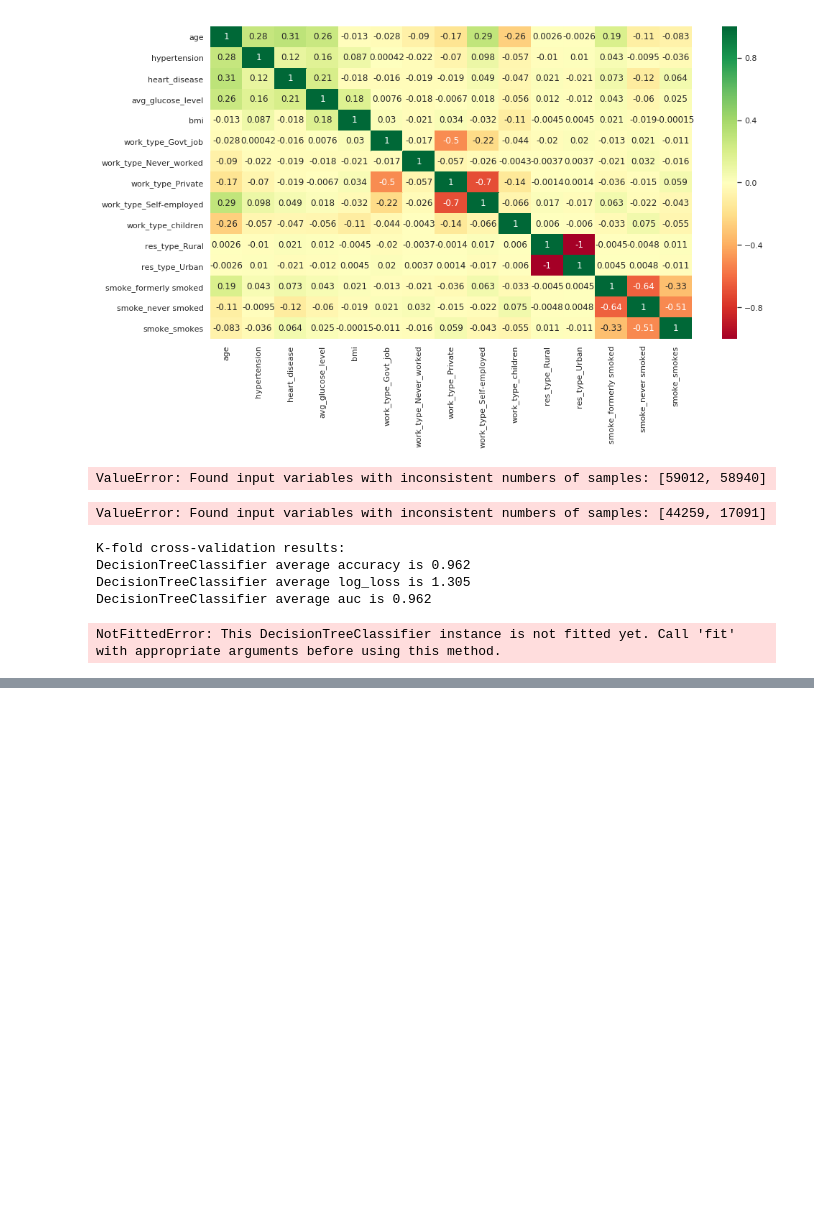
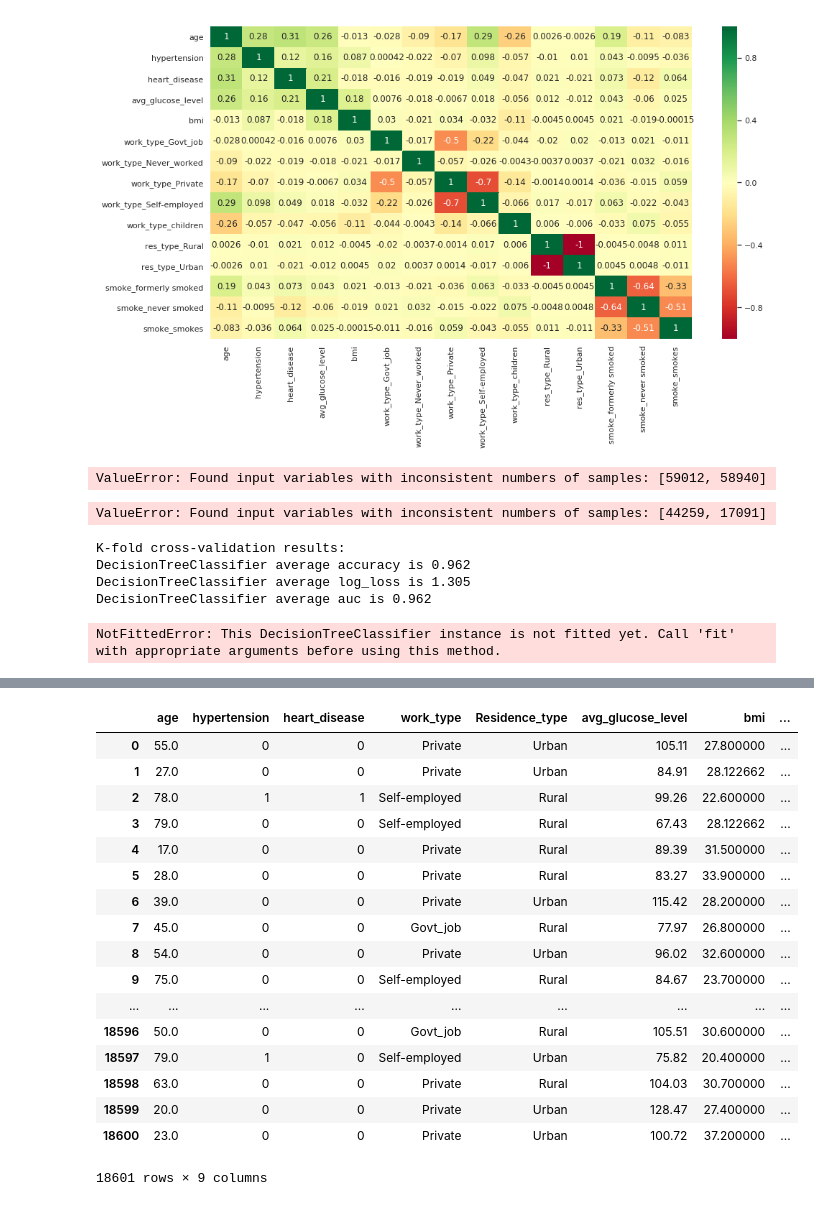
Before and after one commit to nCheck/eyantra-stroke, a Jupyter notebook: demographic-ml/stroke-all-classifier-Copy1.ipynb, the cells around one changed output, grey strips where cells are left out. Saved outputs shown, nothing was run; the diff lists cells and outputs as text; code cells hidden in the pictures; blank space fills up the shorter version.

```diff
--- a/demographic-ml/stroke-all-classifier-Copy1.ipynb
+++ b/demographic-ml/stroke-all-classifier-Copy1.ipynb
@@ -10,8 +10,8 @@ import seaborn as sns
 sns.set(style="white") #white background style for seaborn plots
 sns.set(style="whitegrid", color_codes=True)
 
-testData = pd.read_csv("test.csv").sort_values(by=['id'])
-testY = pd.read_csv("output.csv").sort_values(by=['id'])
+testData = pd.read_csv("test.csv")
+testY = pd.read_csv("output.csv")
 testData['stroke'] = testY['stroke']
 trainData = pd.read_csv("train.csv")
 
@@ -528,0 +514,21 @@ testData.sort_values(by=['id'])
+# %%
+testData
+# %% [output]
+|  | age | hypertension | heart_disease | work_type | Residence_type | avg_glucose_level | bmi | ... |
+| 0 | 55.0 | 0 | 0 | Private | Urban | 105.11 | 27.800000 | ... |
+| 1 | 27.0 | 0 | 0 | Private | Urban | 84.91 | 28.122662 | ... |
+| 2 | 78.0 | 1 | 1 | Self-employed | Rural | 99.26 | 22.600000 | ... |
+| 3 | 79.0 | 0 | 0 | Self-employed | Rural | 67.43 | 28.122662 | ... |
+| 4 | 17.0 | 0 | 0 | Private | Rural | 89.39 | 31.500000 | ... |
+| 5 | 28.0 | 0 | 0 | Private | Rural | 83.27 | 33.900000 | ... |
+| 6 | 39.0 | 0 | 0 | Private | Urban | 115.42 | 28.200000 | ... |
+| 7 | 45.0 | 0 | 0 | Govt_job | Rural | 77.97 | 26.800000 | ... |
+| 8 | 54.0 | 0 | 0 | Private | Urban | 96.02 | 32.600000 | ... |
+| 9 | 75.0 | 0 | 0 | Self-employed | Rural | 84.67 | 23.700000 | ... |
+| ... | ... | ... | ... | ... | ... | ... | ... | ... |
+| 18596 | 50.0 | 0 | 0 | Govt_job | Rural | 105.51 | 30.600000 | ... |
+| 18597 | 79.0 | 1 | 0 | Self-employed | Urban | 75.82 | 20.400000 | ... |
+| 18598 | 63.0 | 0 | 0 | Private | Rural | 104.03 | 30.700000 | ... |
+| 18599 | 20.0 | 0 | 0 | Private | Urban | 128.47 | 27.400000 | ... |
+| 18600 | 23.0 | 0 | 0 | Private | Urban | 100.72 | 37.200000 | ... |
+18601 rows × 9 columns
```
Also changed, not shown: parts of 6 cells of this notebook, 3 other files.
